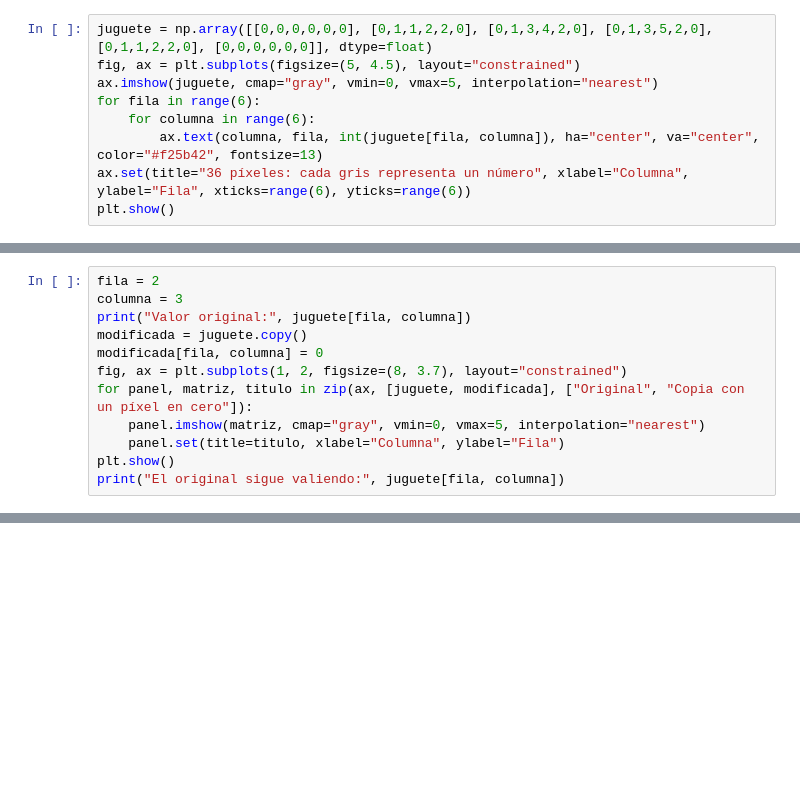
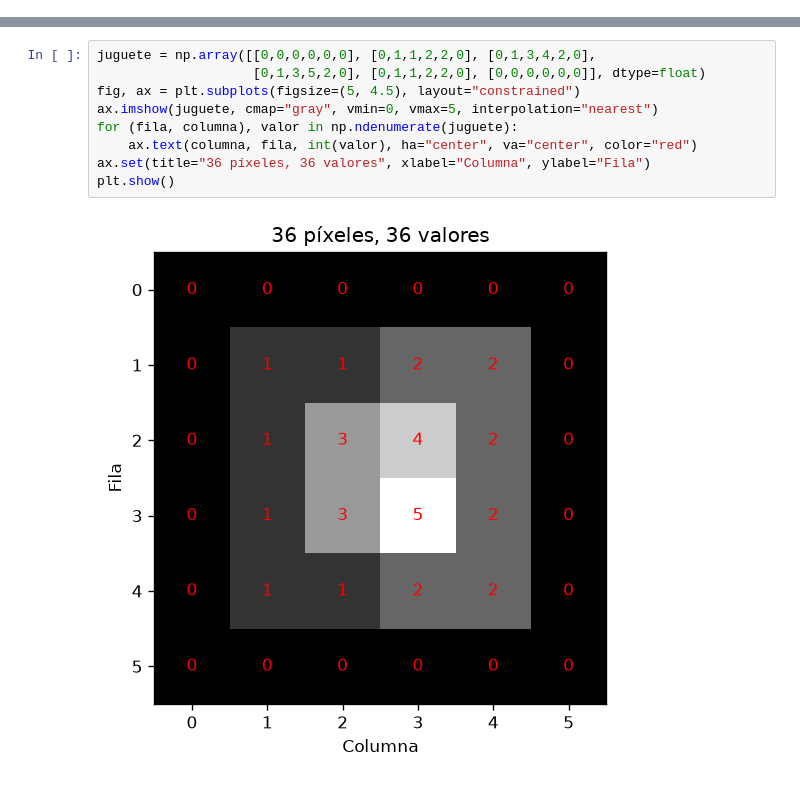
Before and after one commit to FisikMedik/taller-imagenes-medicas-python, a Jupyter notebook: Taller_imagenes_medicas.ipynb, the cells around one changed output, grey strips where cells are left out. Drawn from its saved outputs; the diff is of its cells as text; blank space fills up the shorter version.

```diff
--- a/Taller_imagenes_medicas.ipynb
+++ b/Taller_imagenes_medicas.ipynb
@@ -92,9 +0,0 @@ Empecemos con una imagen de **6 filas por 6 columnas**. Un **píxel** es una cas
-# %%
-juguete = np.array([[0,0,0,0,0,0], [0,1,1,2,2,0], [0,1,3,4,2,0], [0,1,3,5,2,0], [0,1,1,2,2,0], [0,0,0,0,0,0]], dtype=float)
-fig, ax = plt.subplots(figsize=(5, 4.5), layout="constrained")
-ax.imshow(juguete, cmap="gray", vmin=0, vmax=5, interpolation="nearest")
-for fila in range(6):
-    for columna in range(6):
-        ax.text(columna, fila, int(juguete[fila, columna]), ha="center", va="center", color="#f25b42", fontsize=13)
-ax.set(title="36 píxeles: cada gris representa un número", xlabel="Columna", ylabel="Fila", xticks=range(6), yticks=range(6))
-plt.show()
@@ -129,12 +0,0 @@ Los corchetes seleccionan una posición: `juguete[fila, columna]`. Así, `[2, 3]
-# %%
-fila = 2
-columna = 3
-print("Valor original:", juguete[fila, columna])
-modificada = juguete.copy()
-modificada[fila, columna] = 0
-fig, ax = plt.subplots(1, 2, figsize=(8, 3.7), layout="constrained")
-for panel, matriz, titulo in zip(ax, [juguete, modificada], ["Original", "Copia con un píxel en cero"]):
-    panel.imshow(matriz, cmap="gray", vmin=0, vmax=5, interpolation="nearest")
-    panel.set(title=titulo, xlabel="Columna", ylabel="Fila")
-plt.show()
-print("El original sigue valiendo:", juguete[fila, columna])
@@ -490,0 +112,11 @@ Imagina un mapa de altura: una curva de nivel une puntos con **la misma altura**
+# %%
+juguete = np.array([[0,0,0,0,0,0], [0,1,1,2,2,0], [0,1,3,4,2,0],
+                    [0,1,3,5,2,0], [0,1,1,2,2,0], [0,0,0,0,0,0]], dtype=float)
+fig, ax = plt.subplots(figsize=(5, 4.5), layout="constrained")
+ax.imshow(juguete, cmap="gray", vmin=0, vmax=5, interpolation="nearest")
+for (fila, columna), valor in np.ndenumerate(juguete):
+    ax.text(columna, fila, int(valor), ha="center", va="center", color="red")
+ax.set(title="36 píxeles, 36 valores", xlabel="Columna", ylabel="Fila")
+plt.show()
+# %% [output]
+[figure, added]
```
Also changed, not shown: parts of 117 cells of this notebook, 13 other files.
